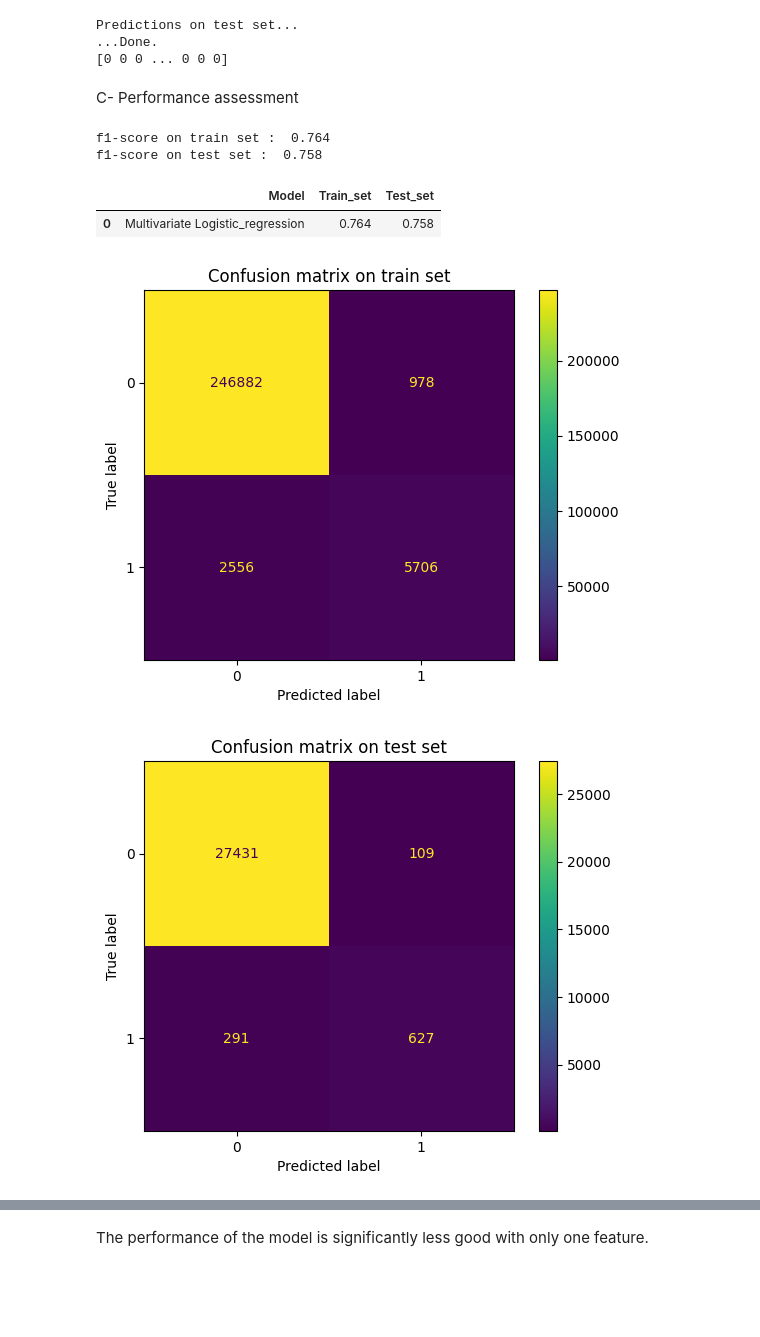
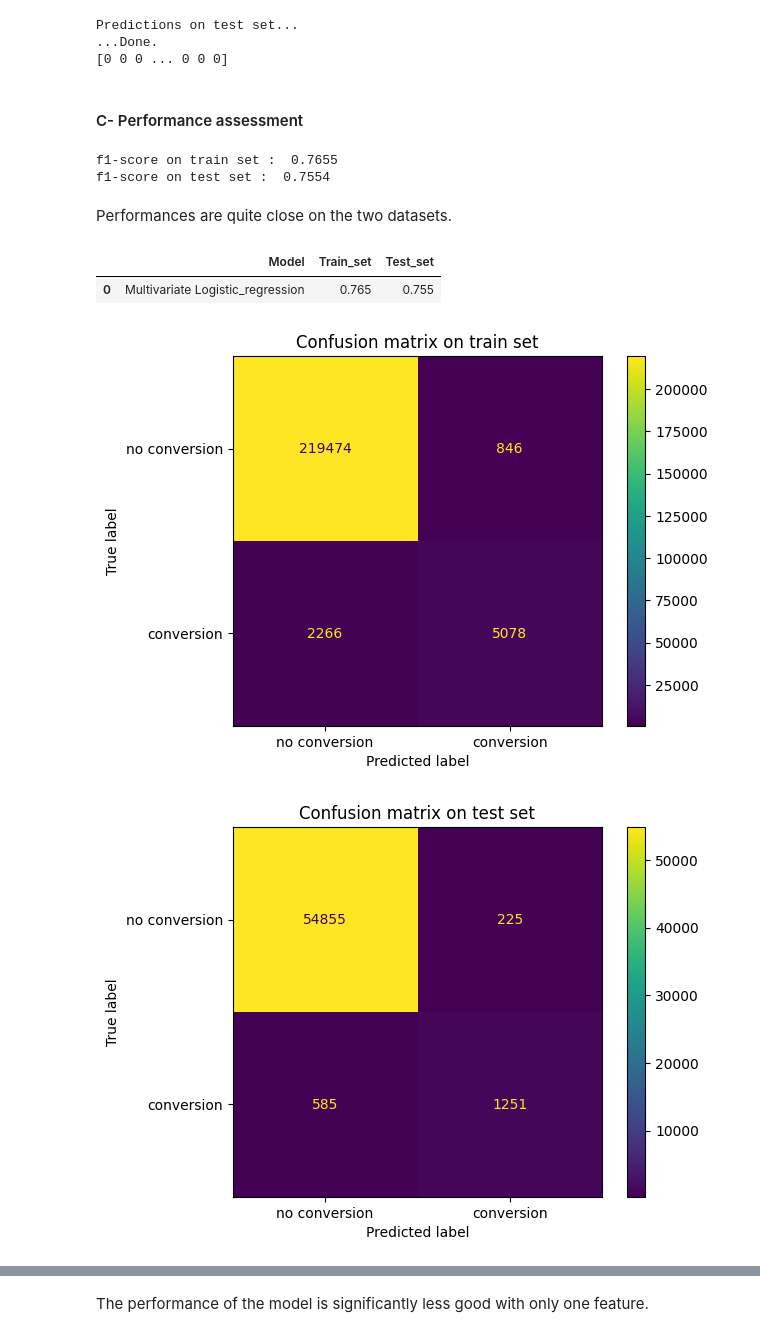
Before and after one commit to sdupland/bloc3_donn-es_structur-es, a Jupyter notebook: projet conversion rate challenge/Conversion_rate_challenge_sndd.ipynb, the cells around one changed output, grey strips where cells are left out. Saved outputs shown, nothing was run; the diff lists cells and outputs as text; code cells hidden in the pictures; blank space fills up the shorter version.

```diff
--- a/projet conversion rate challenge/Conversion_rate_challenge_sndd.ipynb
+++ b/projet conversion rate challenge/Conversion_rate_challenge_sndd.ipynb
@@ -137,7 +146,7 @@ So, the accuracy score won't be a good way to assess the performance of our mode
 # %%
 # data selection
-target_variable = 'converted'
-X = data.loc[:,['age', 'new_user', 'total_pages_visited', 'country']]
+target_variable = "converted"
+X = data.iloc[:,:-1]
 Y = data.loc[:, target_variable]
 
 print('Explanatory variables : ', X.columns)
@@ -151,7 +161,7 @@ X.shape, Y.shape
 # %%
-# Divide dataset Train set & Test set
+# Divide dataset Train set with 80% of data and Test set the remaining
 print("Dividing into train and test sets...")
-X_train, X_test, Y_train, Y_test = train_test_split(X, Y, test_size=0.1, random_state=0, stratify = Y)
+X_train, X_test, Y_train, Y_test = train_test_split(X, Y, test_size=0.2, random_state=0, stratify = Y) # stratify helps to ensure that the train and test sets have the same proportion of class labels as the input dataset
 print("...Done.")
 print()
 # %% [output]
@@ -166,11 +193,13 @@ A- Training pipeline
 # %%
-# preprocessing
-cat_features = ["country", "new_user"]
+# set preprocessing for categorical features
+cat_features = ["country", "new_user","source"]
 cat_transformer = OneHotEncoder(drop="first")
 
+# set preprocessing for numerical features
 num_features = ["age","total_pages_visited"]
 num_transformer = StandardScaler()
 
+# combine the two kinds of preprocessing
 preprocessor = ColumnTransformer(transformers=[
     ("num", num_transformer,num_features),
     ("cat", cat_transformer, cat_features)
@@ -235,16 +276,16 @@ Predictions on test set...
 ...Done.
 [0 0 0 ... 0 0 0]
 # %% [markdown]
-C- Performance assessment
+#### C- Performance assessment
 # %%
 # As explain, the f1-score will be used to assess the performances
-print("f1-score on train set : ", f1_score(Y_train, Y_train_pred).round(3))
-print("f1-score on test set : ", f1_score(Y_test, Y_test_pred).round(3))
-
-# Performances are quite close on the two datasets.
+print("f1-score on train set : ", f1_score(Y_train, Y_train_pred).round(4))
+print("f1-score on test set : ", f1_score(Y_test, Y_test_pred).round(4))
 # %% [output]
-f1-score on train set :  0.764
-f1-score on test set :  0.758
+f1-score on train set :  0.7655
+f1-score on test set :  0.7554
+# %% [markdown]
+Performances are quite close on the two datasets.
 # %%
 # Creation of a summary table of results by model
 model_results = pd.DataFrame.from_dict({
@@ -255,19 +296,19 @@ model_results = pd.DataFrame.from_dict({
 model_results
 # %% [output]
 |  | Model | Train_set | Test_set |
-| 0 | Multivariate Logistic_regression | 0.764 | 0.758 |
+| 0 | Multivariate Logistic_regression | 0.765 | 0.755 |
 # %%
-# We also check performance through the Confusion matrix
+# We also check performance through the Confusion matrix for tran and test set
 _,ax = plt.subplots()
 ax.set(title="Confusion matrix on train set")
-ConfusionMatrixDisplay.from_estimator(classifier, X_train, Y_train, ax=ax)
+ConfusionMatrixDisplay.from_estimator(classifier, X_train, Y_train, ax=ax, display_labels=["no conversion","conversion"])
 plt.show()
 
 _,ax = plt.subplots()
 ax.set(title="Confusion matrix on test set")
-ConfusionMatrixDisplay.from_estimator(classifier, X_test, Y_test, ax=ax)
+ConfusionMatrixDisplay.from_estimator(classifier, X_test, Y_test, ax=ax, display_labels=["no conversion","conversion"])
 plt.show()
 # %% [output]
-[figure, old version]
+[figure, new version]
-[figure, old version]
+[figure, new version]
 # %% [markdown]
```
Also changed, not shown: parts of 63 cells of this notebook, 1 other file.
